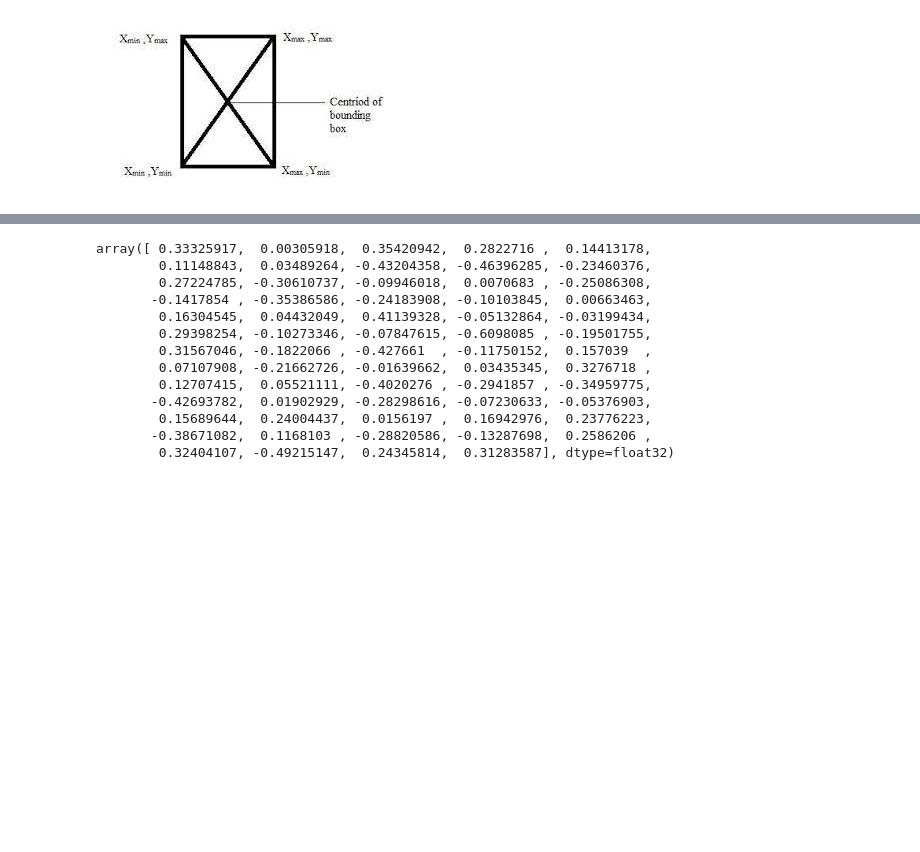
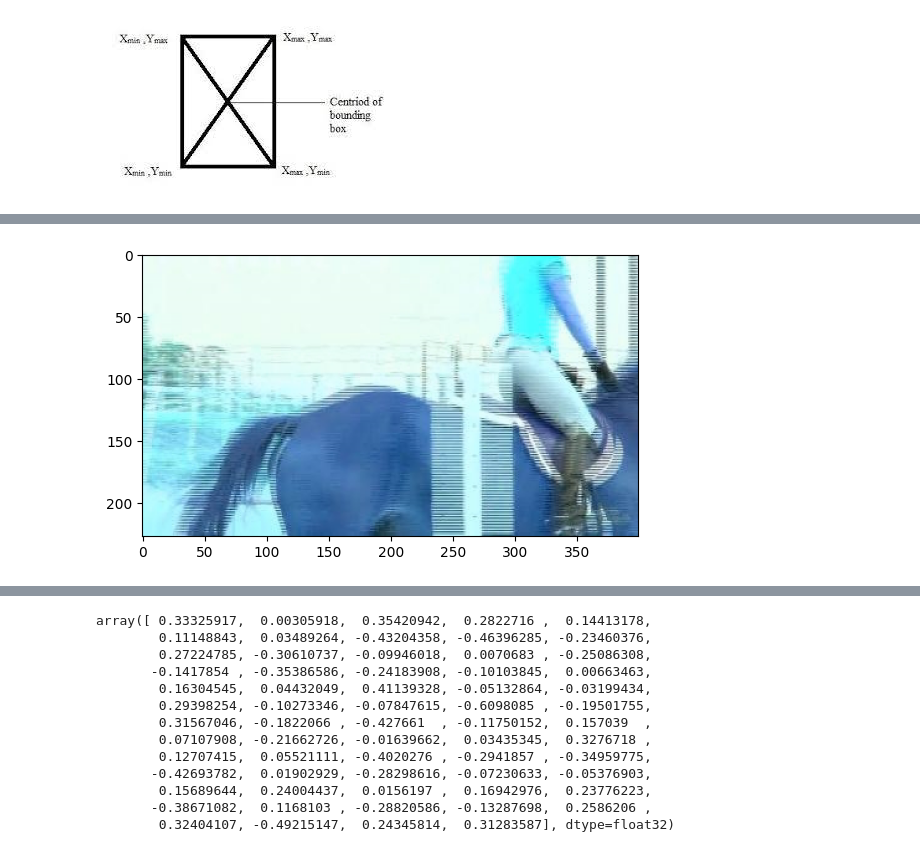
Before and after one commit to kaburia/animal-poses4population, a Jupyter notebook: graph_embeddings.ipynb, the cells around one changed output, grey strips where cells are left out. Drawn from its saved outputs; the diff is of its cells as text; code cells hidden in the pictures; blank space fills up the shorter version.

```diff
--- a/graph_embeddings.ipynb
+++ b/graph_embeddings.ipynb
@@ -140,0 +123,4 @@ nx.to_dict_of_lists(first_file_frame)
+# %%
+evaluate_frame('videos/horse/740.avi', 164)
+# %% [output]
+[figure, added]
```
Also changed, not shown: parts of 12 cells of this notebook.
